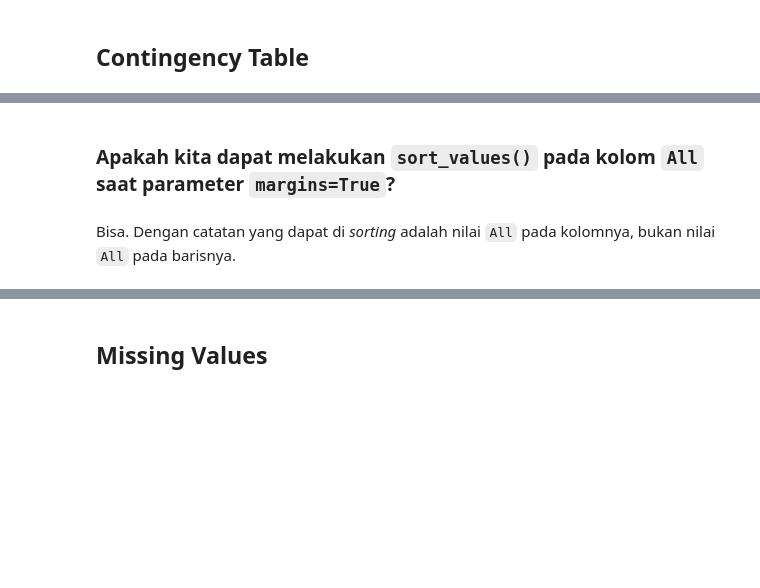
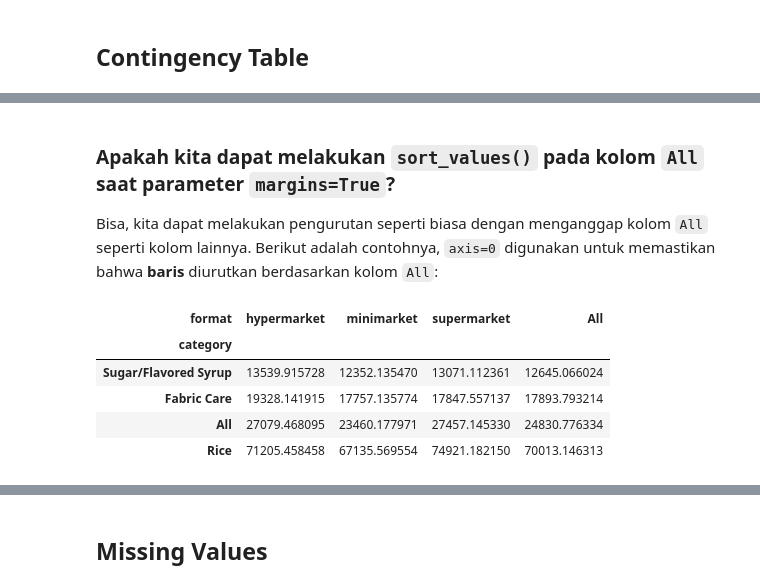
Before and after one commit to tomytjandra/askalgo-py-content, a Jupyter notebook: 02. EDA.ipynb, the cells around one changed output, grey strips where cells are left out. Saved outputs shown, nothing was run; the diff lists cells and outputs as text; code cells hidden in the pictures; blank space fills up the shorter version.

```diff
--- a/02. EDA.ipynb
+++ b/02. EDA.ipynb
@@ -157,4 +162,13 @@ pd.crosstab(
 # %% [markdown]
 ### Apakah kita dapat melakukan `sort_values()` pada kolom `All` saat parameter `margins=True`?
+
+Bisa, kita dapat melakukan pengurutan seperti biasa dengan menganggap kolom `All` seperti kolom lainnya. Berikut adalah contohnya, `axis=0` digunakan untuk memastikan bahwa **baris** diurutkan berdasarkan kolom `All`:
-# %% [markdown]
-Bisa. Dengan catatan yang dapat di *sorting* adalah nilai `All` pada kolomnya, bukan nilai `All` pada barisnya.
+# %%
+household_crosstab.sort_values(by='All', axis=0)
+# %% [output]
+| format | hypermarket | minimarket | supermarket | All |
+| category |  |  |  |  |
+| Sugar/Flavored Syrup | 13539.915728 | 12352.135470 | 13071.112361 | 12645.066024 |
+| Fabric Care | 19328.141915 | 17757.135774 | 17847.557137 | 17893.793214 |
+| All | 27079.468095 | 23460.177971 | 27457.145330 | 24830.776334 |
+| Rice | 71205.458458 | 67135.569554 | 74921.182150 | 70013.146313 |
```
Also changed, not shown: parts of 48 cells of this notebook.
